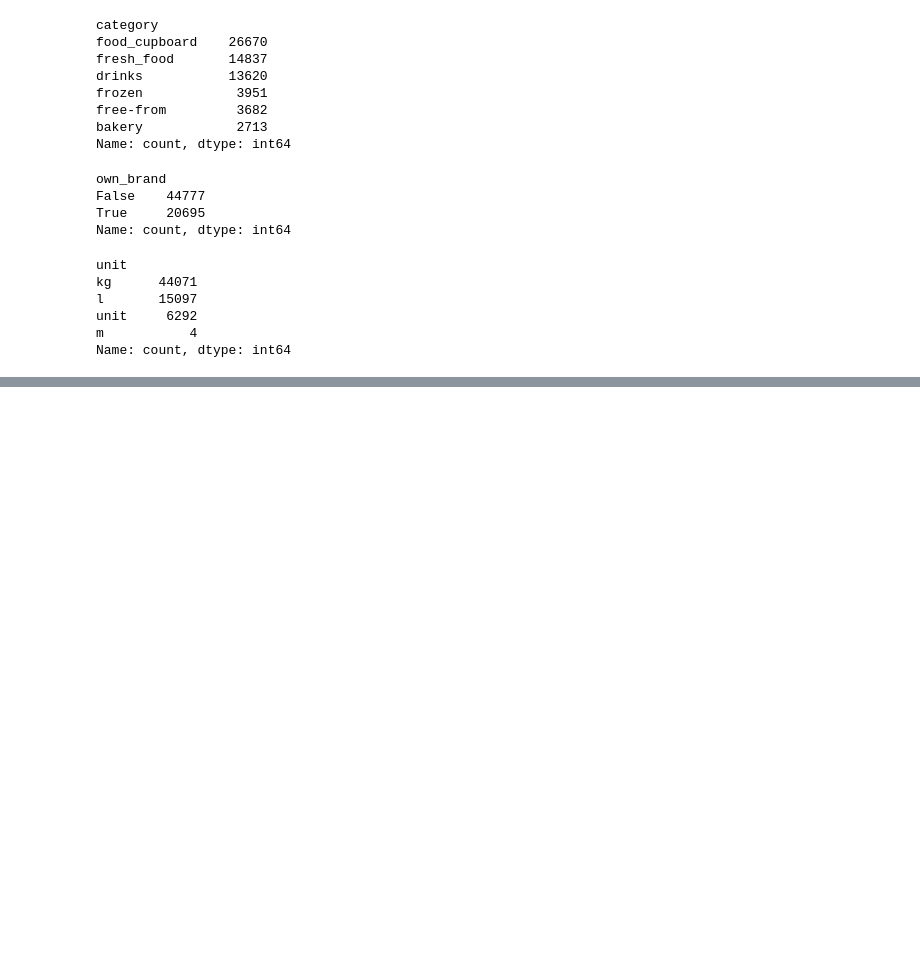
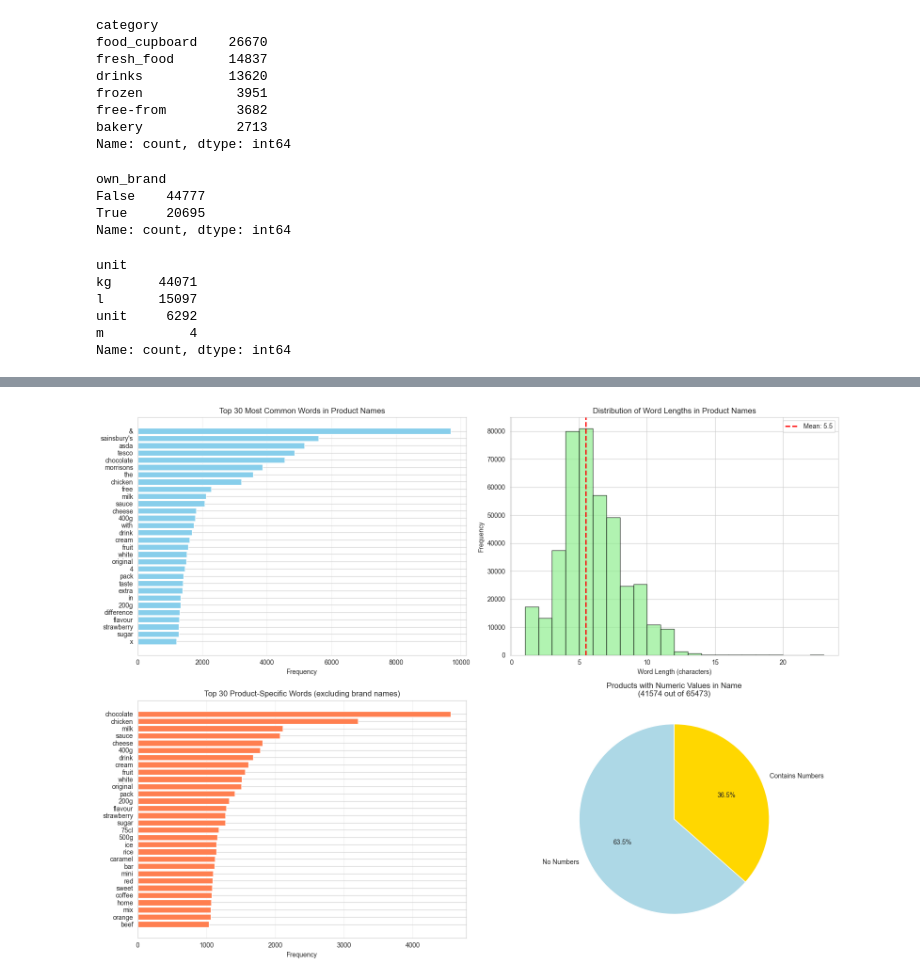
Before and after one commit to Jtemp0/shopwiser-matching-algorithm, a Jupyter notebook: pre-cleaning-and-eda.ipynb, the cells around one changed output, grey strips where cells are left out. Drawn from its saved outputs; the diff is of its cells as text; code cells hidden in the pictures; blank space fills up the shorter version.

```diff
--- a/pre-cleaning-and-eda.ipynb
+++ b/pre-cleaning-and-eda.ipynb
@@ -68,0 +390,77 @@ df
+# %%
+## 4. Word Frequency Analysis
+
+# Extract all words from product names
+all_words = []
+for name in df['names'].dropna():
+    words = str(name).lower().split()
+    all_words.extend(words)
+
+# Count word frequencies
+word_freq = Counter(all_words)
+most_common_words = word_freq.most_common(50)
+
+# Create dataframe for plotting
+word_freq_df = pd.DataFrame(most_common_words, columns=['Word', 'Frequency'])
+
+fig, axes = plt.subplots(2, 2, figsize=(16, 12))
+
+# Top 30 most common words
+top_30 = word_freq_df.head(30)
+axes[0, 0].barh(top_30['Word'][::-1], top_30['Frequency'][::-1], color='skyblue')
+axes[0, 0].set_xlabel('Frequency')
+axes[0, 0].set_title('Top 30 Most Common Words in Product Names')
+axes[0, 0].grid(axis='x', alpha=0.3)
+
+# Word length distribution
+word_lengths = [len(word) for word in all_words]
+axes[0, 1].hist(word_lengths, bins=range(1, max(word_lengths)+1), color='lightgreen', edgecolor='black', alpha=0.7)
+axes[0, 1].set_xlabel('Word Length (characters)')
+axes[0, 1].set_ylabel('Frequency')
+axes[0, 1].set_title('Distribution of Word Lengths in Product Names')
+axes[0, 1].axvline(np.mean(word_lengths), color='red', linestyle='--', linewidth=2, label=f'Mean: {np.mean(word_lengths):.1f}')
+axes[0, 1].legend()
+
+# Filter out supermarket names and common stop words to find product-specific terms
+stop_words = {'tesco', 'asda', 'morrisons', 'sainsbury\'s', 'sainsburys', 'the', 'a', 'an', 'and',
+              'or', 'of', 'in', 'with', 'finest', 'value', 'extra', 'special', 'taste', 'difference',
+              'basics', 'savers', 'best', 'free', 'from', 'organic', 'chosen', 'by', 'you', 'smart',
+              'price', 'everyday', 'kitchen', 'so', '&'}
+
+product_words = [word for word in all_words if word.lower() not in stop_words and len(word) > 2]
+product_word_freq = Counter(product_words)
+product_common = product_word_freq.most_common(30)
+product_freq_df = pd.DataFrame(product_common, columns=['Word', 'Frequency'])
+
+axes[1, 0].barh(product_freq_df['Word'][::-1], product_freq_df['Frequency'][::-1], color='coral')
+axes[1, 0].set_xlabel('Frequency')
+axes[1, 0].set_title('Top 30 Product-Specific Words (excluding brand names)')
+axes[1, 0].grid(axis='x', alpha=0.3)
+
+# Numeric pattern detection
+numeric_pattern = df['names'].str.contains(r'\d+', na=False)
+numeric_counts = numeric_pattern.value_counts()
+axes[1, 1].pie(numeric_counts, labels=['No Numbers', 'Contains Numbers'], autopct='%1.1f%%',
+               colors=['lightblue', 'gold'], startangle=90)
+axes[1, 1].set_title(f'Products with Numeric Values in Name\n({numeric_pattern.sum()} out of {len(df)})')
+
+plt.tight_layout()
+plt.show()
+
+print("\n=== Word Frequency Statistics ===")
+print(f"Total words: {len(all_words)}")
+print(f"Unique words: {len(word_freq)}")
+print(f"Average word length: {np.mean(word_lengths):.2f} characters")
+
+print("\n=== Top 20 Most Common Words ===")
+for i, (word, freq) in enumerate(most_common_words[:20], 1):
+    print(f"{i:2d}. '{word}': {freq:,} occurrences ({freq/len(all_words)*100:.2f}%)")
+
+print("\n=== Top 20 Product-Specific Terms (excluding brand names) ===")
+for i, (word, freq) in enumerate(product_common[:20], 1):
+    print(f"{i:2d}. '{word}': {freq:,} occurrences")
+
+print(f"\n=== Numeric Patterns ===")
+print(f"Products containing numbers: {numeric_pattern.sum()} ({numeric_pattern.sum()/len(df)*100:.2f}%)")
+# %% [output]
+[figure, added]
```
Also changed, not shown: parts of 25 cells of this notebook, 10 other files.
